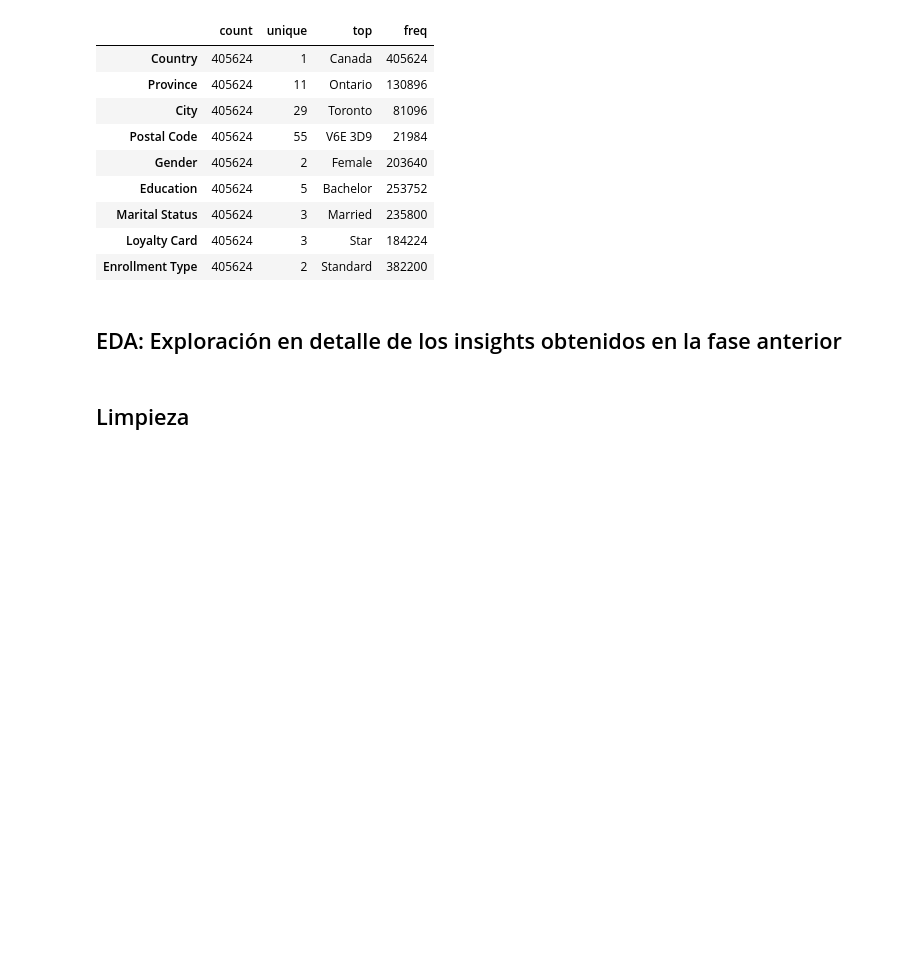
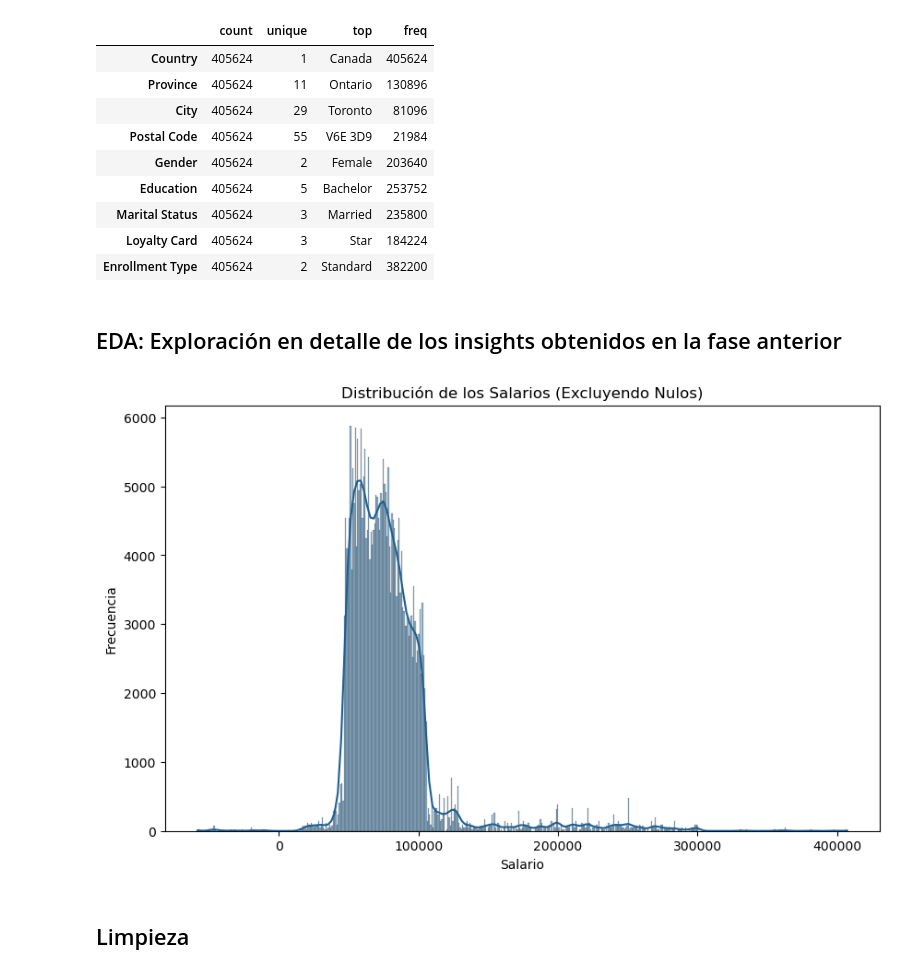
Before and after one commit to Adalab/bda-modulo-3-evaluacion-final-micaelalafratta, a Jupyter notebook: modulo-3-evaluacion-final-micaelalafratta.ipynb, the cells around one changed output. Saved outputs shown, nothing was run; the diff lists cells and outputs as text; code cells hidden in the pictures; blank space fills up the shorter version.

Commit message:
soporte colores, nulos

```diff
--- a/modulo-3-evaluacion-final-micaelalafratta.ipynb
+++ b/modulo-3-evaluacion-final-micaelalafratta.ipynb
@@ -401,0 +408,16 @@ df_merged.describe(include="O").T
+# %%
+
+plt.figure(figsize=(10, 6))
+
+sns.histplot(
+    data=df_merged.dropna(subset=["Salary"]), # Solo filas donde Salary NO es nulo
+    x="Salary",
+    kde=True,
+    color= pal.ocean_blue_serenity["Azul_Marino"]
+)
+plt.title("Distribución de los Salarios (Excluyendo Nulos)")
+plt.xlabel("Salario")
+plt.ylabel("Frecuencia")
+plt.show()
+# %% [output]
+[figure, added]
```
Also changed, not shown: parts of 6 cells of this notebook, 5 other files.
